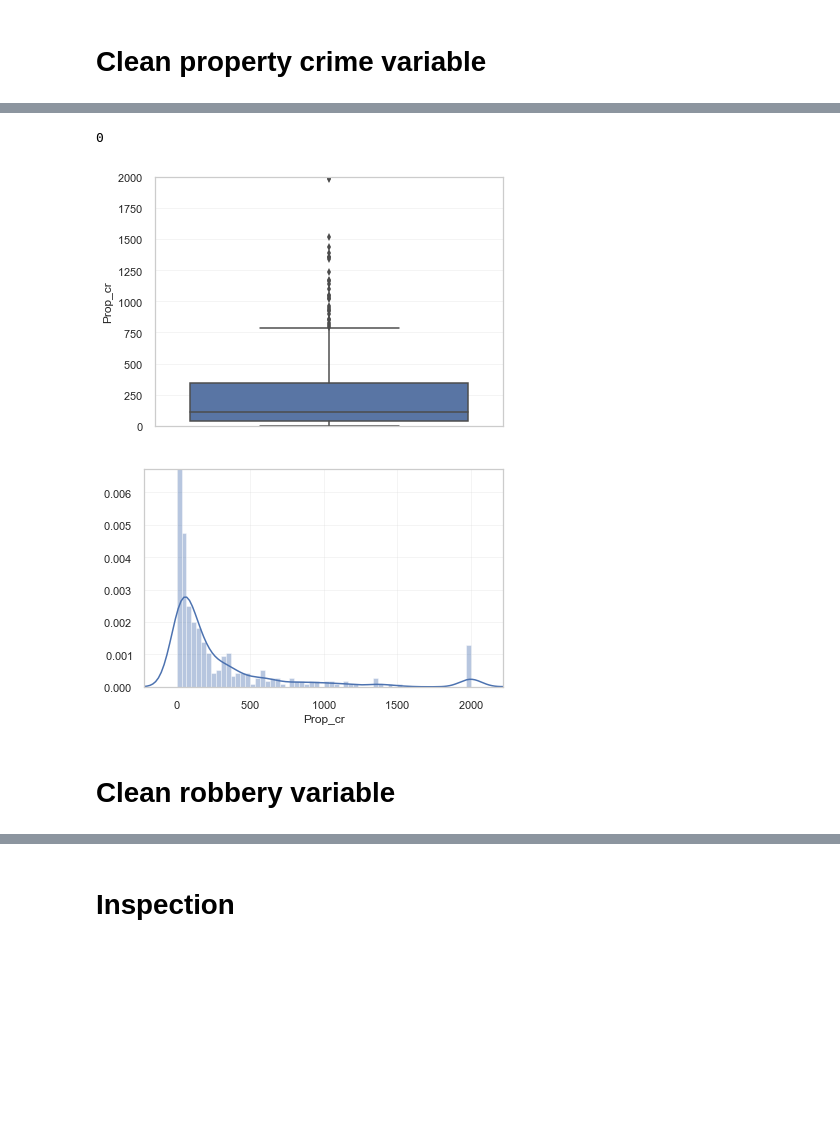
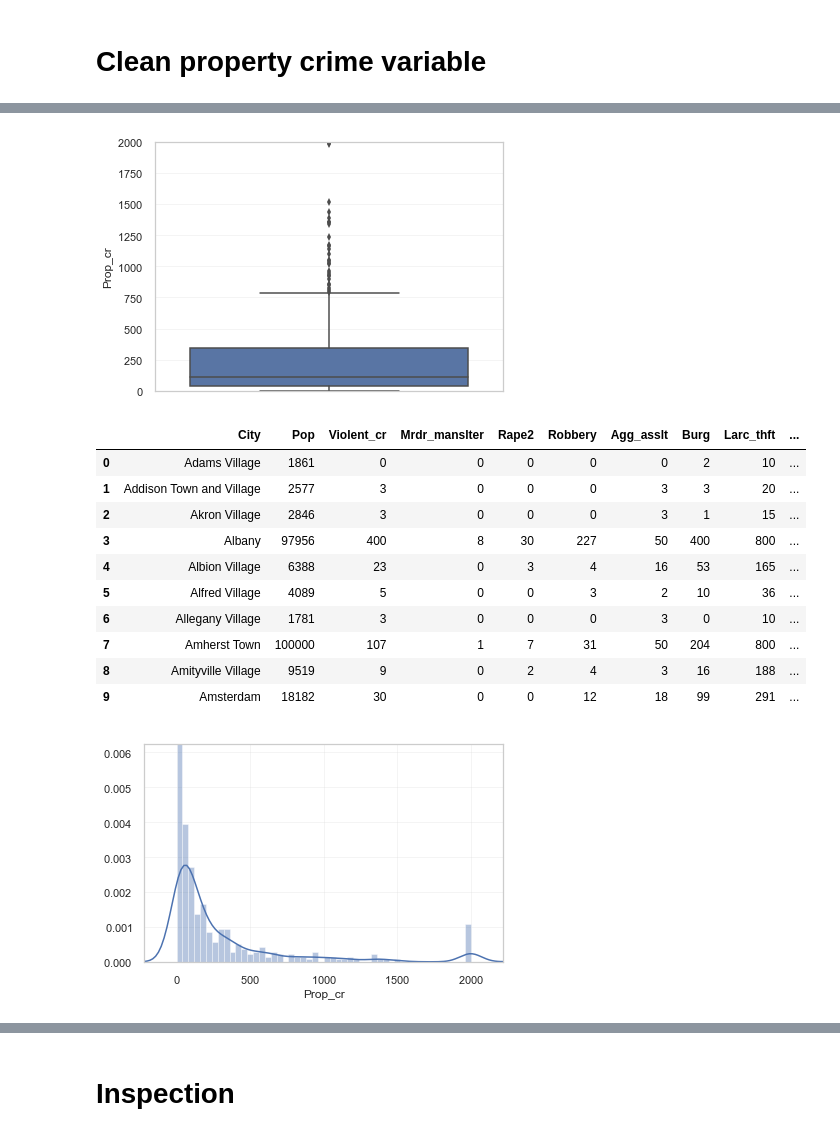
Before and after one commit to frendy1/Data-Science, a Jupyter notebook: FExcellent_DS_2_4_4.ipynb, the cells around one changed output, grey strips where cells are left out. Saved outputs shown, nothing was run; the diff lists cells and outputs as text; code cells hidden in the pictures; blank space fills up the shorter version.

```diff
--- a/FExcellent_DS_2_4_4.ipynb
+++ b/FExcellent_DS_2_4_4.ipynb
@@ -175,0 +295,10 @@ df_jittered2.shape[0]
+# %%
+
+df_jittered2.head(10)
+df_jittered2['Violent_cr'] = df.apply(lambda x: 400 if x['Violent_cr'] > 400 else x['Violent_cr'], axis=1)
+sns.set(style="whitegrid")
+fig,ax = plt.subplots()
+ax = sns.boxplot(y=df_jittered2["Violent_cr"],data=df_jittered2)
+plt.show()
+g = sns.distplot(df_jittered2["Violent_cr"],bins=50)
+df_jittered2.head(10)
@@ -175,0 +372,9 @@ df_jittered2.shape[0]
+# %%
+df_jittered2.head(10)
+df_jittered2['Burg'] = df.apply(lambda x: 400 if x['Burg'] > 400 else x['Burg'], axis=1)
+sns.set(style="whitegrid")
+fig,ax = plt.subplots()
+ax = sns.boxplot(y=df_jittered2["Burg"],data=df_jittered2)
+plt.show()
+g = sns.distplot(df_jittered2["Burg"],bins=50)
+df_jittered2.head(10)
@@ -175,0 +409,9 @@ df_jittered2.shape[0]
+# %%
+df_jittered2.head(10)
+df_jittered2['Larc_thft'] = df.apply(lambda x: 800 if x['Larc_thft'] > 800 else x['Larc_thft'], axis=1)
+sns.set(style="whitegrid")
+fig,ax = plt.subplots()
+ax = sns.boxplot(y=df_jittered2["Larc_thft"],data=df_jittered2)
+plt.show()
+g = sns.distplot(df_jittered2["Larc_thft"],bins=50)
+df_jittered2.head(10)
@@ -175,0 +446,9 @@ df_jittered2.shape[0]
+# %%
+df_jittered2.head(10)
+df_jittered2['Mtr_vhcl_thft'] = df.apply(lambda x: 100 if x['Mtr_vhcl_thft'] > 100 else x['Mtr_vhcl_thft'], axis=1)
+sns.set(style="whitegrid")
+fig,ax = plt.subplots()
+ax = sns.boxplot(y=df_jittered2["Mtr_vhcl_thft"],data=df_jittered2)
+plt.show()
+g = sns.distplot(df_jittered2["Mtr_vhcl_thft"],bins=50)
+df_jittered2.head(10)
@@ -178,17 +483,23 @@ df_jittered2.shape[0]
 # %%
 
-df_jittered2["Prop_cr"].dropna().sample(60).describe()
-df_jittered2[(df_jittered2["Prop_cr"] > 2000)] = 2000
-print(df_jittered2["Prop_cr"].isnull().sum())
-df_jittered2["Prop_cr"].describe()
+df_jittered2['Prop_cr'] = df.apply(lambda x: 2000 if x['Prop_cr'] > 2000 else x['Prop_cr'], axis=1)
 sns.set(style="whitegrid")
 fig,ax = plt.subplots()
 ax = sns.boxplot(y=df_jittered2["Prop_cr"],data=df_jittered2)
 plt.show()
-g = sns.distplot(df_jittered2["Prop_cr"],bins=60)
+g = sns.distplot(df_jittered2["Prop_cr"],bins=50)
+df_jittered2.head(10)
 # %% [output]
-0
 [figure]
+|  | City | Pop | Violent_cr | Mrdr_manslter | Rape2 | Robbery | Agg_asslt | Burg | Larc_thft | ... |
+| 0 | Adams Village | 1861 | 0 | 0 | 0 | 0 | 0 | 2 | 10 | ... |
+| 1 | Addison Town and Village | 2577 | 3 | 0 | 0 | 0 | 3 | 3 | 20 | ... |
+| 2 | Akron Village | 2846 | 3 | 0 | 0 | 0 | 3 | 1 | 15 | ... |
+| 3 | Albany | 97956 | 400 | 8 | 30 | 227 | 50 | 400 | 800 | ... |
+| 4 | Albion Village | 6388 | 23 | 0 | 3 | 4 | 16 | 53 | 165 | ... |
+| 5 | Alfred Village | 4089 | 5 | 0 | 0 | 3 | 2 | 10 | 36 | ... |
+| 6 | Allegany Village | 1781 | 3 | 0 | 0 | 0 | 3 | 0 | 10 | ... |
+| 7 | Amherst Town | 100000 | 107 | 1 | 7 | 31 | 50 | 204 | 800 | ... |
+| 8 | Amityville Village | 9519 | 9 | 0 | 2 | 4 | 3 | 16 | 188 | ... |
+| 9 | Amsterdam | 18182 | 30 | 0 | 0 | 12 | 18 | 99 | 291 | ... |
-[figure, old version]
+[figure, new version]
-# %% [markdown]
-# Clean robbery variable
```
Also changed, not shown: parts of 52 cells of this notebook.
